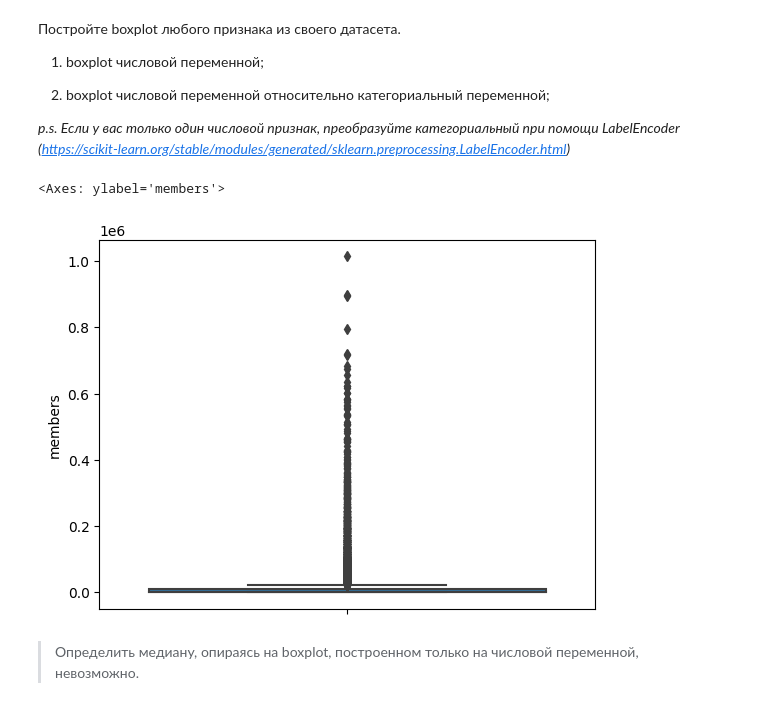
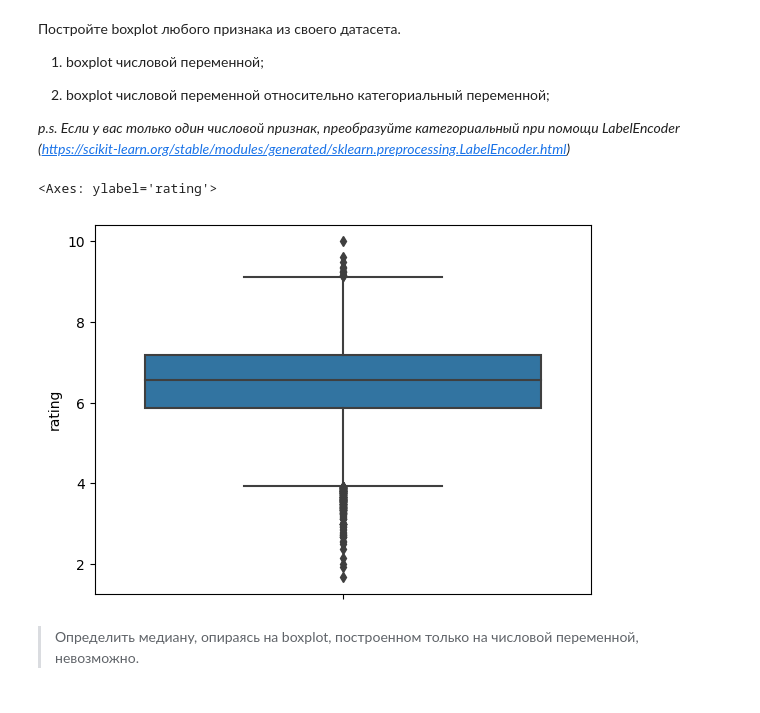
Before and after one commit to TheGodseeker/ML_PR, a Jupyter notebook: Задание_2.ipynb, the cells around one changed output. Drawn from its saved outputs; the diff is of its cells as text; code cells hidden in the pictures.

```diff
--- a/Задание_2.ipynb
+++ b/Задание_2.ipynb
@@ -166,10 +167,10 @@ sns.histplot( x = types.values(), hue = types.keys())
 
 *p.s. Если у вас только один числовой признак, преобразуйте категориальный при помощи LabelEncoder (https://scikit-learn.org/stable/modules/generated/sklearn.preprocessing.LabelEncoder.html)*
 # %%
-sns.boxplot(data = df, y = "members")
+sns.boxplot(data = df, y = "rating")
 # %% [output]
-<Axes: ylabel='members'>
+<Axes: ylabel='rating'>
-[figure, old version]
+[figure, new version]
 # %% [markdown]
 
 
```
Also changed, not shown: parts of 6 cells of this notebook.
